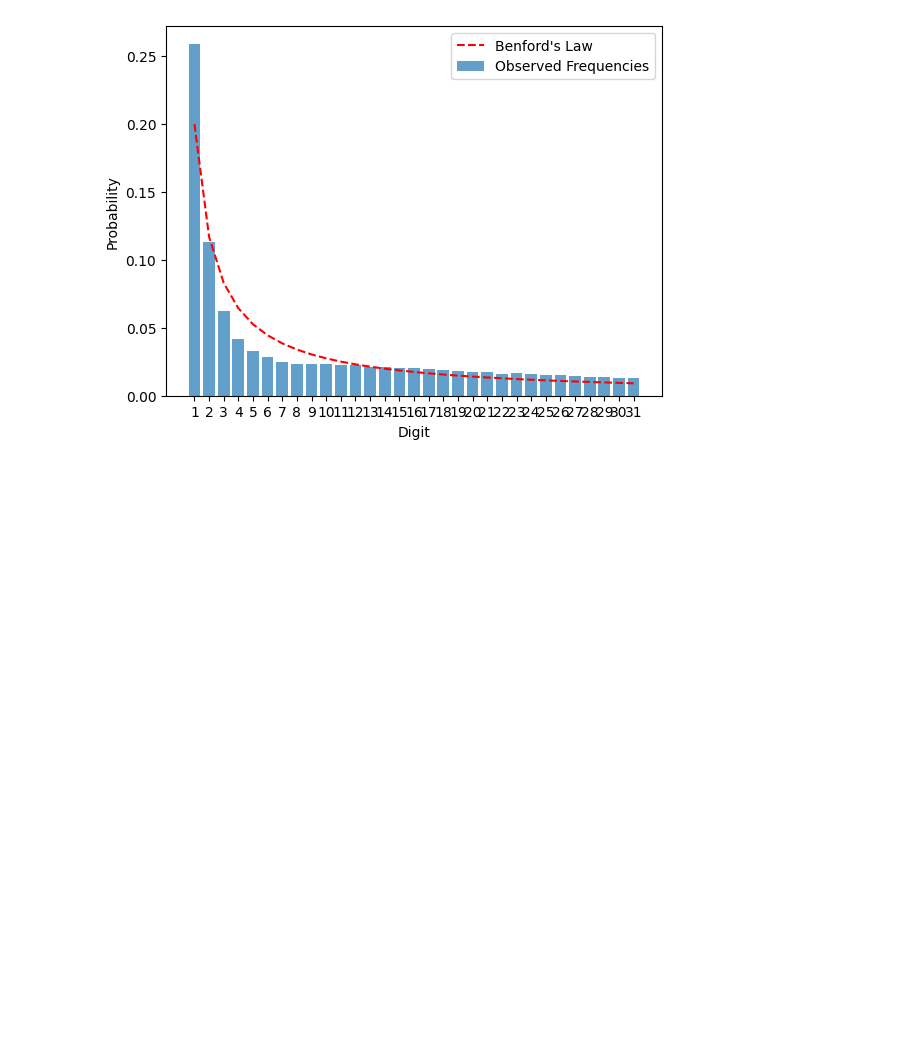
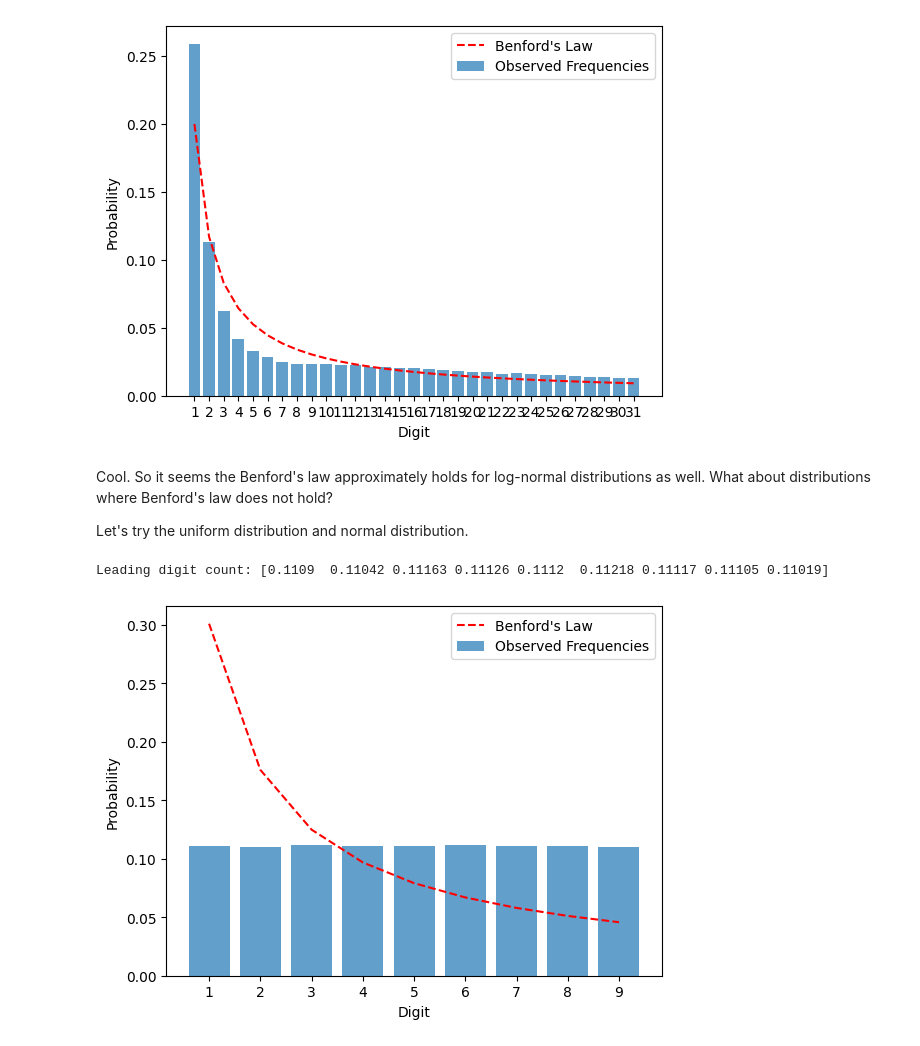
Before and after one commit to JamesZFS/LogUni, a Jupyter notebook: Benford.ipynb, the cells around one changed output. Drawn from its saved outputs; the diff is of its cells as text; code cells hidden in the pictures; blank space fills up the shorter version.

Commit message:
Extend the cases when Benford's law does not hold

```diff
--- a/Benford.ipynb
+++ b/Benford.ipynb
@@ -141,3 +141,29 @@ Leading digit count: [0.25911 0.11304 0.06213 0.04152 0.03285 0.02823 0.02507 0.
  0.01837 0.01764 0.01713 0.01591 0.01638 0.0162  0.01507 0.01514 0.01448
  0.0138  0.01389 0.01333 0.01271]
 [figure]
+# %% [markdown]
+Cool. So it seems the Benford's law approximately holds for log-normal distributions as well. What about distributions where Benford's law does not hold?
+
+Let's try the uniform distribution and normal distribution.
+# %%
+# Test Benford's Law on a uniformly distributed data
+for base in [10]:
+    X = sample_unif(0, 1, 100000)
+    count = count_leading_digits(X, base, probability=True)
+    print("Leading digit count:", count)
+
+    plt.figure()
+    # Plot the observed frequencies
+    plt.bar(range(1, base), count, width=0.8, align='center', alpha=0.7, label='Observed Frequencies')
+    # Plot the theoretical probabilities
+    benford_probs = np.log(1 + 1 / np.arange(1, base)) / np.log(base)
+    plt.plot(range(1, base), benford_probs, 'r--', label='Benford\'s Law')
+    plt.legend()
+    plt.xticks(range(1, base))
+    plt.xlabel("Digit")
+    plt.ylabel("Probability")
+    plt.show()
+plt.close('all')
+# %% [output]
+Leading digit count: [0.1109  0.11042 0.11163 0.11126 0.1112  0.11218 0.11117 0.11105 0.11019]
+[figure, added]
```
Also changed, not shown: parts of 1 cell of this notebook.
